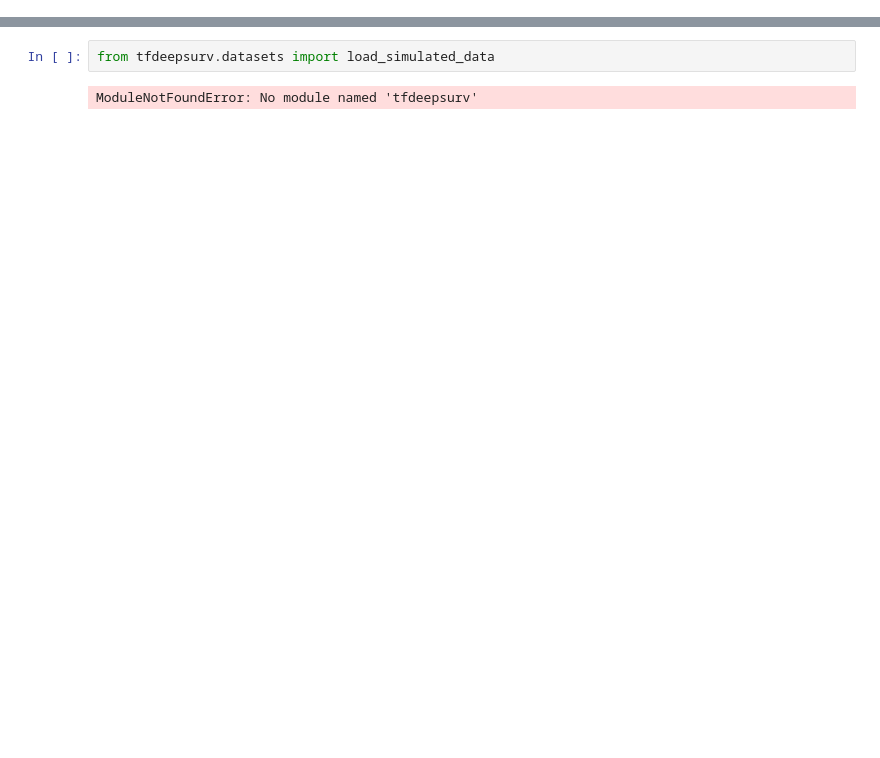
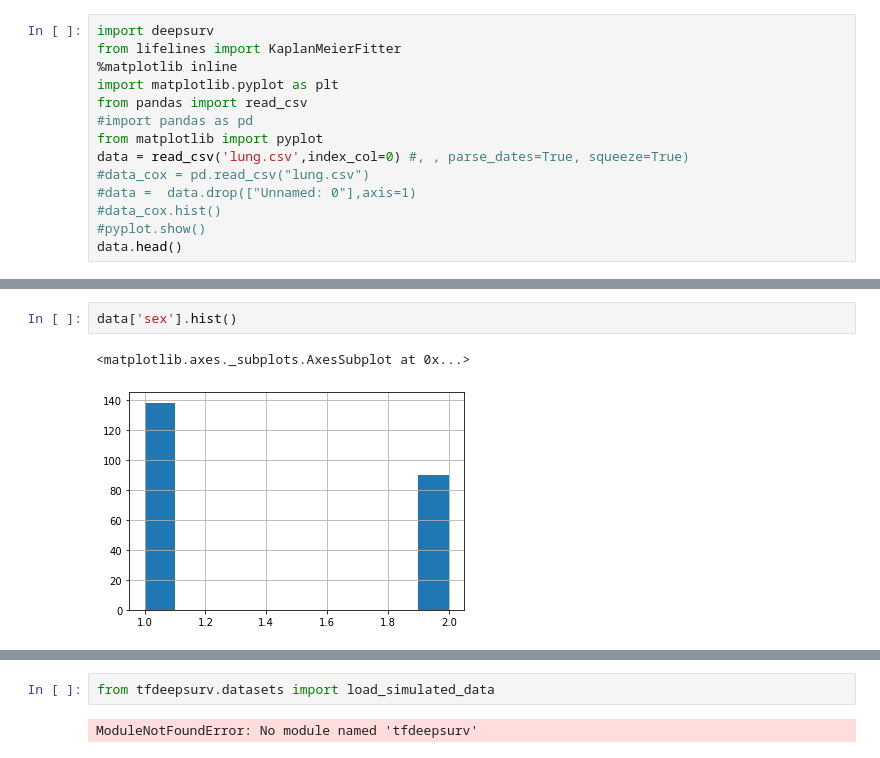
Before and after one commit to alexzzlin/mathematics, a Jupyter notebook: TFDeepSurv_Testing.ipynb, the cells around one changed output, grey strips where cells are left out. Saved outputs shown, nothing was run; the diff lists cells and outputs as text; blank space fills up the shorter version.

```diff
--- a/TFDeepSurv_Testing.ipynb
+++ b/TFDeepSurv_Testing.ipynb
@@ -33,0 +31,14 @@ import tfdeepsurv
+# %%
+import deepsurv
+from lifelines import KaplanMeierFitter
+%matplotlib inline
+import matplotlib.pyplot as plt
+from pandas import read_csv
+#import pandas as pd
+from matplotlib import pyplot
+data = read_csv('lung.csv',index_col=0) #, , parse_dates=True, squeeze=True)
+#data_cox = pd.read_csv("lung.csv")
+#data =  data.drop(["Unnamed: 0"],axis=1)
+#data_cox.hist()
+#pyplot.show()
+data.head()
@@ -33,0 +59,5 @@ import tfdeepsurv
+# %%
+data['sex'].hist()
+# %% [output]
+<matplotlib.axes._subplots.AxesSubplot at 0x...>
+[figure, added]
```
Also changed, not shown: parts of 29 cells of this notebook, 5 other files.
